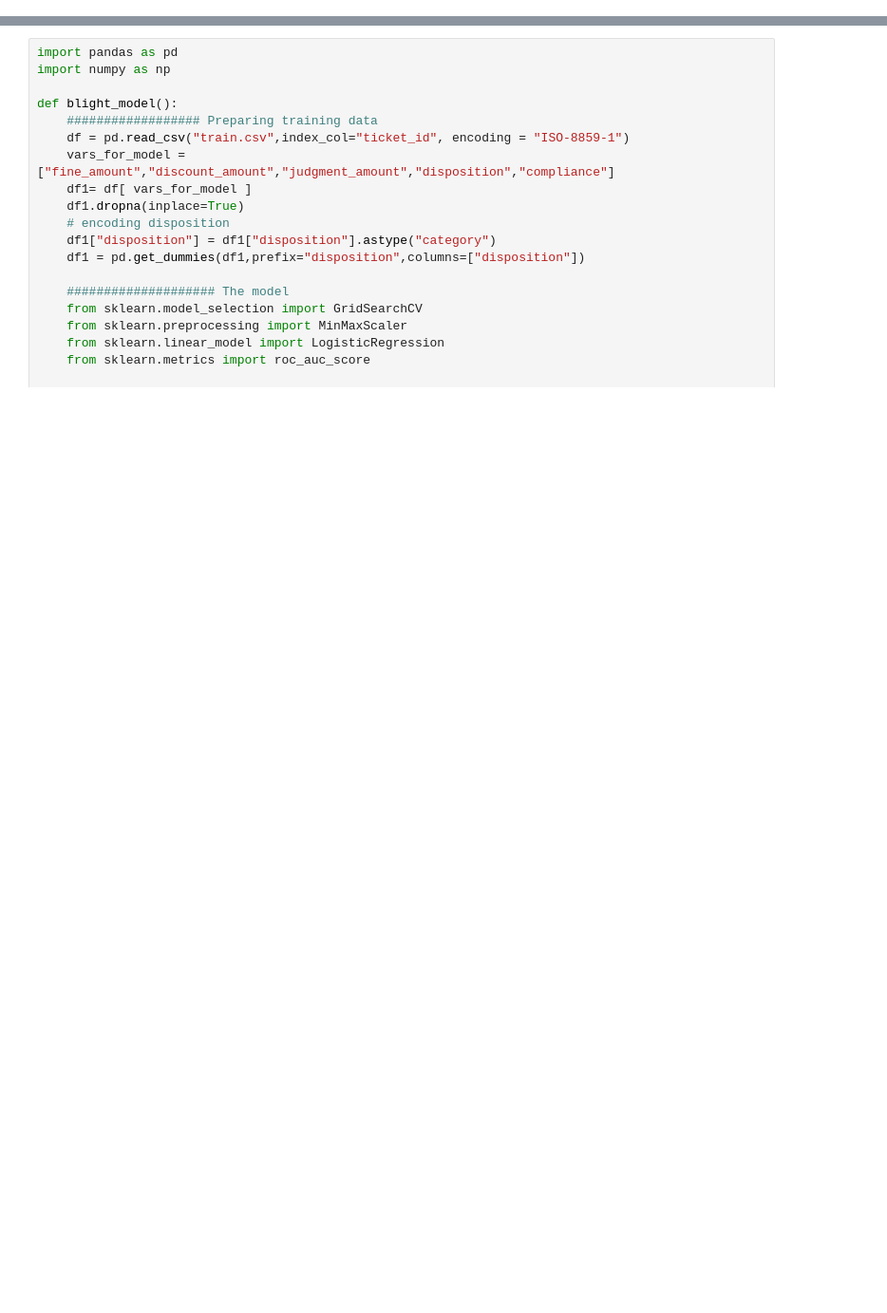
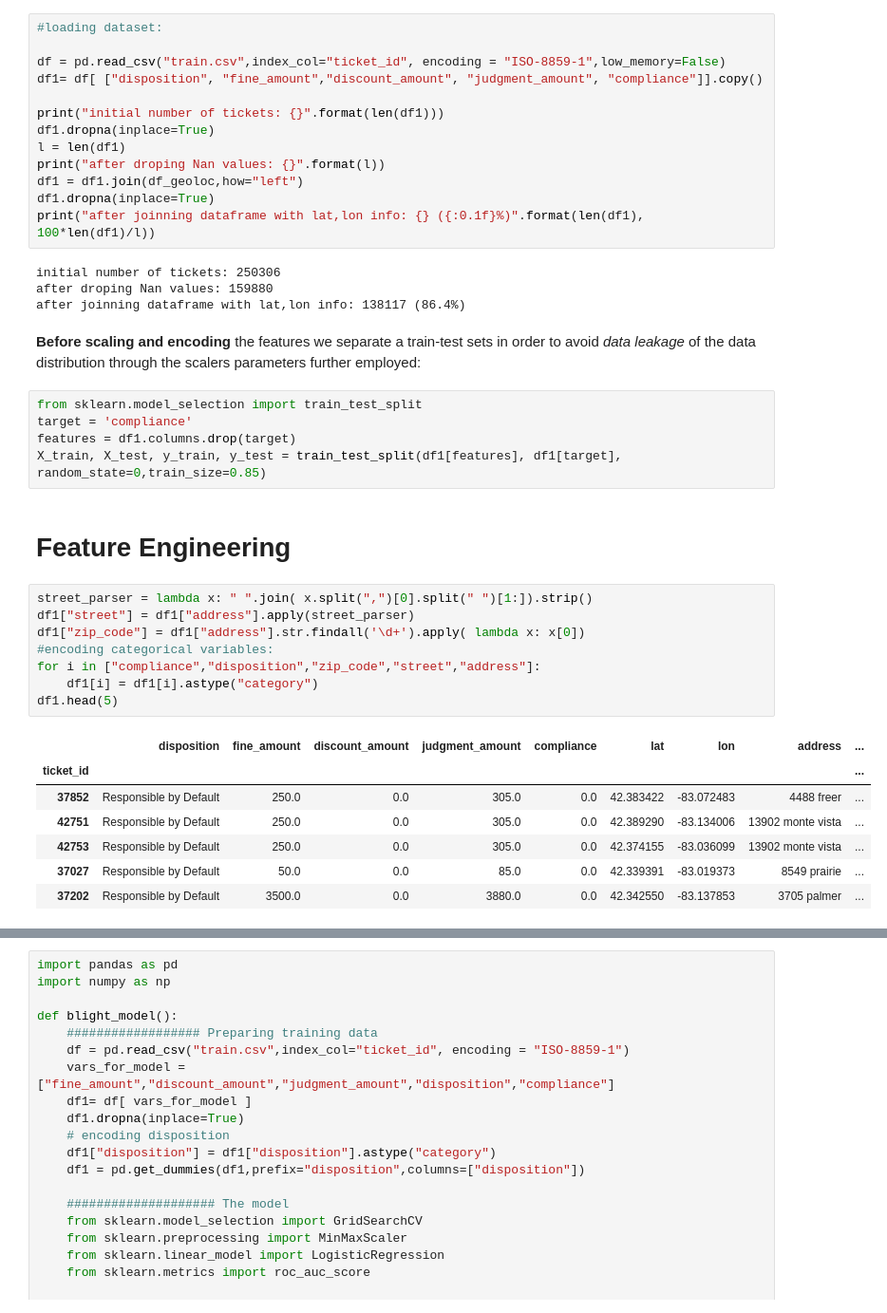
Before and after one commit to cesarliz10/predicting_property_fines_payment, a Jupyter notebook: 2_model_development.ipynb, the cells around one changed output, grey strips where cells are left out. Shown: that part at 95% size. Drawn from its saved outputs; the diff is of its cells as text; blank space fills up the shorter version.

```diff
--- a/2_model_development.ipynb
+++ b/2_model_development.ipynb
@@ -114,0 +51,42 @@ Example:
+# %%
+#loading dataset:
+
+df = pd.read_csv("train.csv",index_col="ticket_id", encoding = "ISO-8859-1",low_memory=False)
+df1= df[ ["disposition", "fine_amount","discount_amount", "judgment_amount", "compliance"]].copy()
+
+print("initial number of tickets: {}".format(len(df1)))
+df1.dropna(inplace=True)
+l = len(df1)
+print("after droping Nan values: {}".format(l))
+df1 = df1.join(df_geoloc,how="left")
+df1.dropna(inplace=True)
+print("after joinning dataframe with lat,lon info: {} ({:0.1f}%)".format(len(df1), 100*len(df1)/l))
+# %% [output]
+initial number of tickets: 250306
+after droping Nan values: 159880
+after joinning dataframe with lat,lon info: 138117 (86.4%)
+# %% [markdown]
+**Before scaling and encoding** the features we separate a train-test sets in order to avoid *data leakage* of the data distribution through the scalers parameters further employed:
+# %%
+from sklearn.model_selection import train_test_split
+target = 'compliance'
+features = df1.columns.drop(target)
+X_train, X_test, y_train, y_test = train_test_split(df1[features], df1[target], random_state=0,train_size=0.85)
+# %% [markdown]
+# Feature Engineering
+# %%
+street_parser = lambda x: " ".join( x.split(",")[0].split(" ")[1:]).strip()
+df1["street"] = df1["address"].apply(street_parser)
+df1["zip_code"] = df1["address"].str.findall('\d+').apply( lambda x: x[0])
+#encoding categorical variables:
+for i in ["compliance","disposition","zip_code","street","address"]:
+    df1[i] = df1[i].astype("category")
+df1.head(5)
+# %% [output]
+|  | disposition | fine_amount | discount_amount | judgment_amount | compliance | lat | lon | address | ... |
+| ticket_id |  |  |  |  |  |  |  |  | ... |
+| 37852 | Responsible by Default | 250.0 | 0.0 | 305.0 | 0.0 | 42.383422 | -83.072483 | 4488 freer | ... |
+| 42751 | Responsible by Default | 250.0 | 0.0 | 305.0 | 0.0 | 42.389290 | -83.134006 | 13902 monte vista | ... |
+| 42753 | Responsible by Default | 250.0 | 0.0 | 305.0 | 0.0 | 42.374155 | -83.036099 | 13902 monte vista | ... |
+| 37027 | Responsible by Default | 50.0 | 0.0 | 85.0 | 0.0 | 42.339391 | -83.019373 | 8549 prairie | ... |
+| 37202 | Responsible by Default | 3500.0 | 0.0 | 3880.0 | 0.0 | 42.342550 | -83.137853 | 3705 palmer | ... |
```
Also changed, not shown: parts of 28 cells of this notebook, 1 other file.
